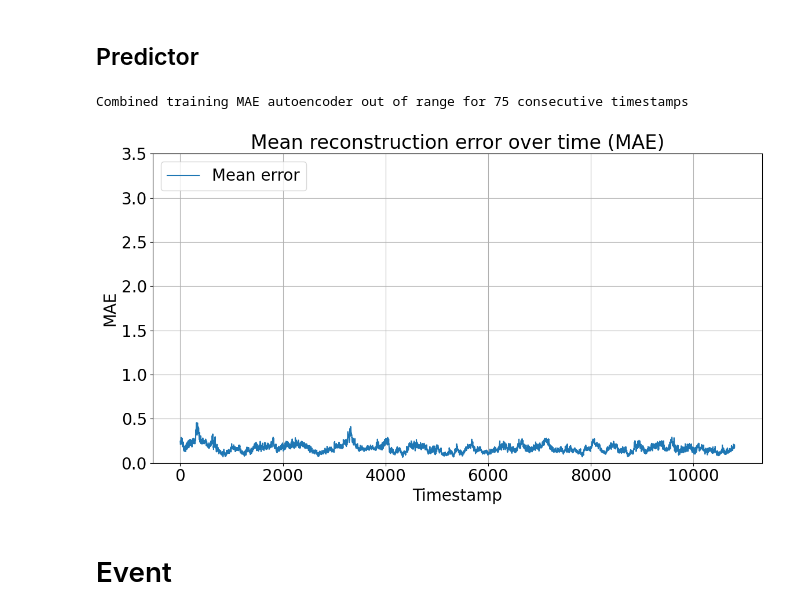
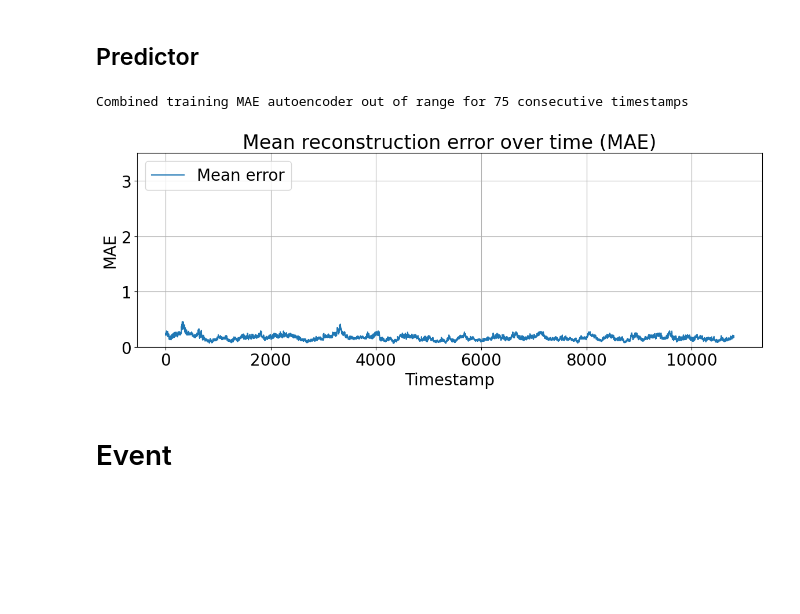
Before and after one commit to NiccoloPuccinelli/SEM, a Jupyter notebook: continual_learning.ipynb, the cells around one changed output. Saved outputs shown, nothing was run; the diff lists cells and outputs as text; code cells hidden in the pictures; blank space fills up the shorter version.

```diff
--- a/continual_learning.ipynb
+++ b/continual_learning.ipynb
@@ -214,44 +214,43 @@ mean_err_mae_norm = (mae_df - mae_df.min()) / (mae_df.max() - mae_df.min())
 mean_err_mae_norm = mean_err_mae_norm.mean(axis = 1)
 mean_err_mae_norm_old = (mae_df_old - mae_df_old.min()) / (mae_df_old.max() - mae_df_old.min())
 mean_err_mae_norm_old = mean_err_mae_norm_old.mean(axis = 1)
+mean_err_mae_norm_new = (mae_df - mae_df.min()) / (mae_df.max() - mae_df.min())
+mean_err_mae_norm_new = mean_err_mae_norm_new.mean(axis = 1)
 
 # Compute max training consecutive error > 99perc
 threshold = np.percentile(pd.concat([mean_err_mae_norm, mean_err_mae_norm_old]), 99)
 high_error_timestamps = np.where(mean_err_mae_norm_old > threshold)[0]
 max_count = 0
 current_count = 0
 prev_timestamp = None
 for timestamp in high_error_timestamps:
     if prev_timestamp is not None and timestamp == prev_timestamp + 1:
         current_count += 1
     else:
         max_count = max(max_count, current_count)
         current_count = 1
     prev_timestamp = timestamp
 
 if run_all == "no":
     print(f"Combined training MAE autoencoder out of range for {max_count} consecutive timestamps")
 
 # Plot and save new training error
-mean_err_mae_norm_new = (mae_df - mae_df.min()) / (mae_df.max() - mae_df.min())
-mean_err_mae_norm_new = mean_err_mae_norm_new.mean(axis = 1)
-plt.rcParams["figure.figsize"] = (12, 7)
+plt.rcParams["figure.figsize"] = (12, 5)
 plt.rcParams.update({'font.size': 20})
 plt.plot(mean_err_mae_norm, label = 'Mean error')
 plt.title('Mean reconstruction error over time (MAE)')
 plt.xlabel('Timestamp')
 plt.ylabel('MAE')
 plt.legend(loc = 'upper left')
 plt.grid(True)
 plt.ylim([0, 3.5])
 plt.tight_layout()
 plt.savefig('results/continual_normal_MAE_transformer.png', dpi = 300)
-if run_all == "no":
-    plt.show()
+#plt.show()
 plt.close()
 # %% [output]
 Combined training MAE autoencoder out of range for 75 consecutive timestamps
-[figure, old version]
+[figure, new version]
 # %%
 if to_train == 'yes':
     finish = time.perf_counter()
```
Also changed, not shown: parts of 12 cells of this notebook, 3 other files.
